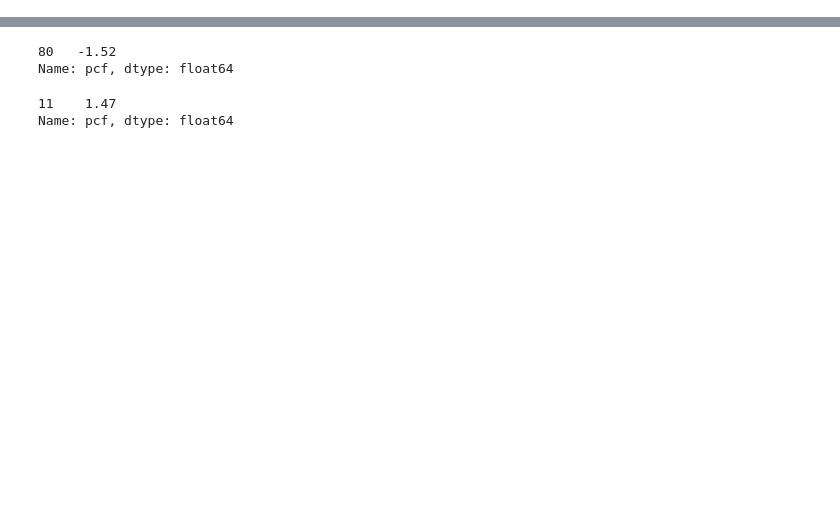
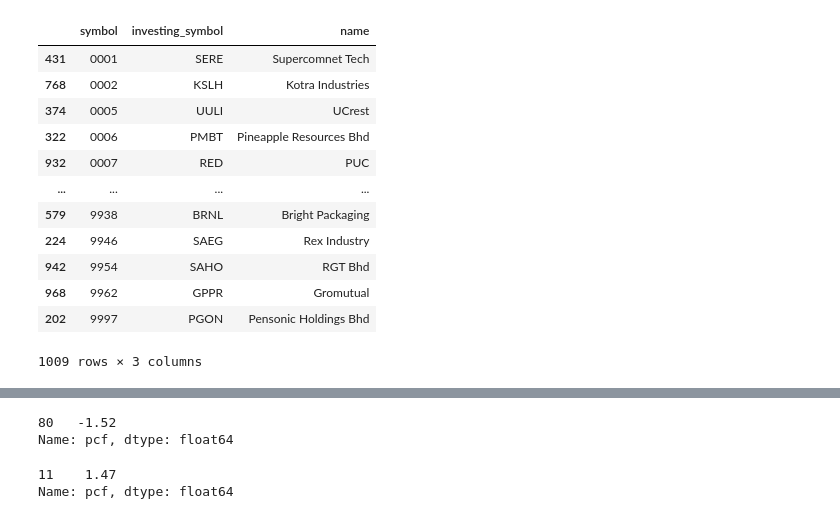
Before and after one commit to supertypeai/sectors_sg_my_data_updater, a Jupyter notebook: sg_my_scraper.ipynb, the cells around one changed output, grey strips where cells are left out. Drawn from its saved outputs; the diff is of its cells as text; code cells hidden in the pictures; blank space fills up the shorter version.

```diff
--- a/sg_my_scraper.ipynb
+++ b/sg_my_scraper.ipynb
@@ -18,5 +18,5 @@ url_supabase = os.getenv("SUPABASE_URL")
 key = os.getenv("SUPABASE_KEY")
 supabase = create_client(url_supabase, key)
 # %%
-data_db = supabase.table("sgx_companies").select("*").execute()
+data_db = supabase.table("klse_companies").select("*").execute()
 data_db = pd.DataFrame(data_db.data)
@@ -22,0 +151,16 @@ data_db = pd.DataFrame(data_db.data)
+# %%
+data_db[["symbol", "investing_symbol", "name"]].sort_values("symbol").drop_duplicates()
+# %% [output]
+|  | symbol | investing_symbol | name |
+| 431 | 0001 | SERE | Supercomnet Tech |
+| 768 | 0002 | KSLH | Kotra Industries |
+| 374 | 0005 | UULI | UCrest |
+| 322 | 0006 | PMBT | Pineapple Resources Bhd |
+| 932 | 0007 | RED | PUC |
+| ... | ... | ... | ... |
+| 579 | 9938 | BRNL | Bright Packaging |
+| 224 | 9946 | SAEG | Rex Industry |
+| 942 | 9954 | SAHO | RGT Bhd |
+| 968 | 9962 | GPPR | Gromutual |
+| 202 | 9997 | PGON | Pensonic Holdings Bhd |
+1009 rows × 3 columns
```
Also changed, not shown: parts of 22 cells of this notebook, 1 other file.
